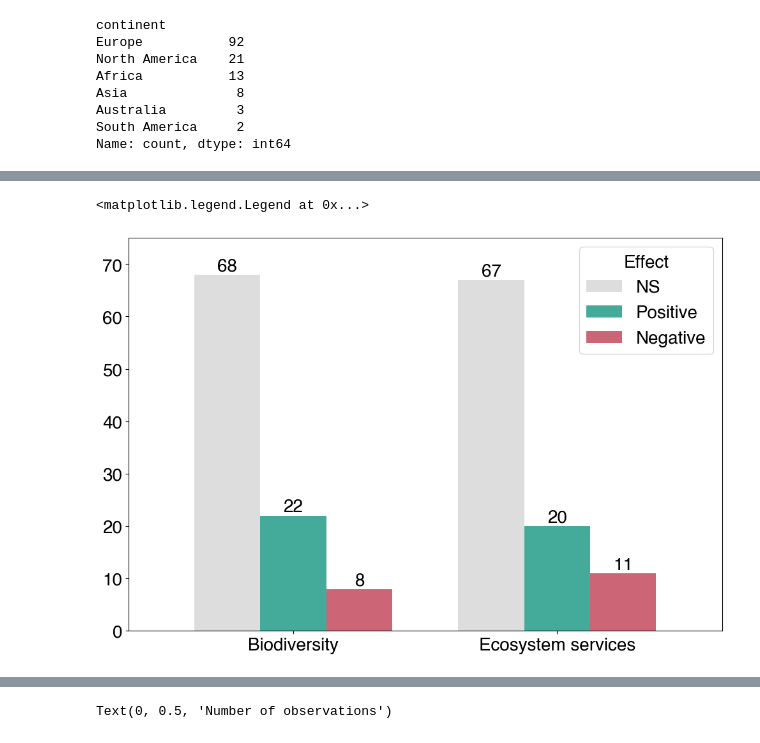
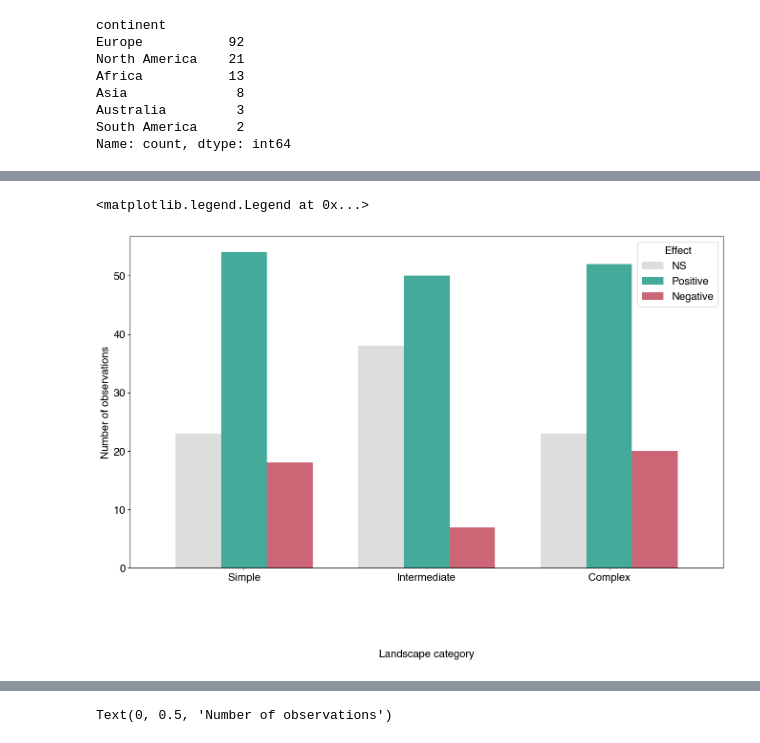
Before and after one commit to chloecho31/cornell, a Jupyter notebook: Literature_Review/Dryad Submission/lit_review_analysis_general.ipynb, the cells around one changed output, grey strips where cells are left out. Cells and saved outputs as stored; diff of their text form; code cells hidden in the pictures.

Commit message:
lit review revisions

```diff
--- a/Literature_Review/Dryad Submission/lit_review_analysis_general.ipynb
+++ b/Literature_Review/Dryad Submission/lit_review_analysis_general.ipynb
@@ -869,33 +956,27 @@ response_type_local_effect
 # %%
-# Figure 2b.
+# Figure 3b.
 
 plt.rcParams["font.sans-serif"] = ["Helvetica"]
-plt.rcParams.update({"font.size": 20})
+plt.rcParams.update({"font.size": 16})
 
-ax10 = (
-    lit_review_data.groupby(["response_type"])[["landscape_effect"]]
-    .value_counts(normalize=True)
-    .mul(100)
-    .round(0)
-    .unstack()[["NS", "Positive", "Negative"]]
+ax11 = (
+    interaction_data[["Simple", "Intermediate", "Complex"]]
+    .apply(pd.Series.value_counts)
+    .T[["NS", "Positive", "Negative"]]
     .plot(
         kind="bar",
+        color=my_colors,
         width=0.75,
-        color=my_colors,
+        ylabel="Number of observations",
+        xlabel="Landscape category",
         rot=0,
-        figsize=(12, 8),
+        figsize=(16, 9),
     )
 )
 
-plt.xlabel(None)
-plt.ylim(0, 75)
+ax11.xaxis.labelpad = 100
 
-for container in ax10.containers:
-    ax10.bar_label(container, fontsize=20, fmt="%d")
-
-ax10.xaxis.labelpad = 100
-
-ax10.legend(title="Effect")
+ax11.legend(title="Effect")
 # %% [output]
 <matplotlib.legend.Legend at 0x...>
-[figure, old version]
+[figure, new version]
```
Also changed, not shown: parts of 94 cells of this notebook, 16 other files.
